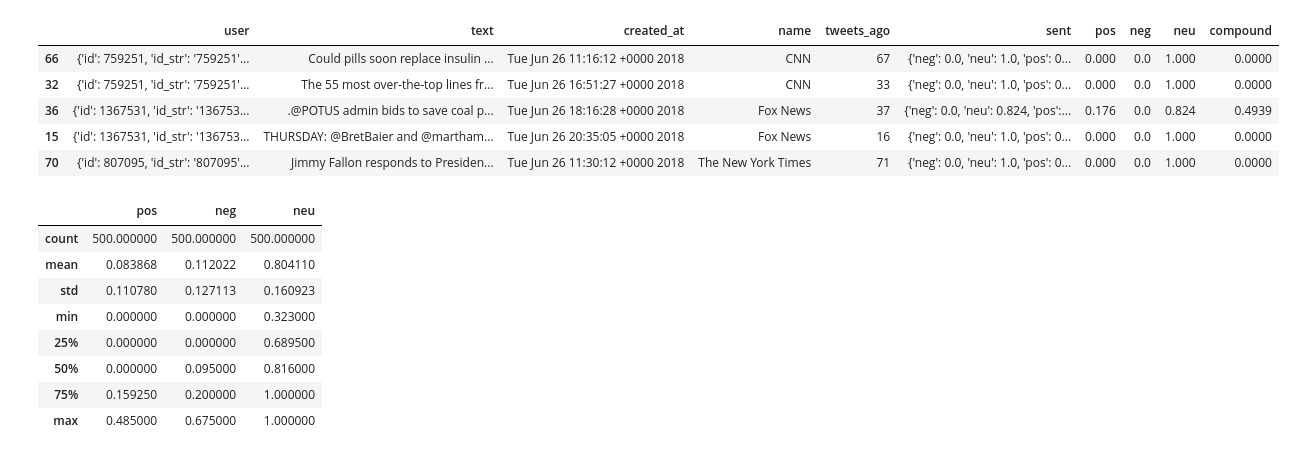
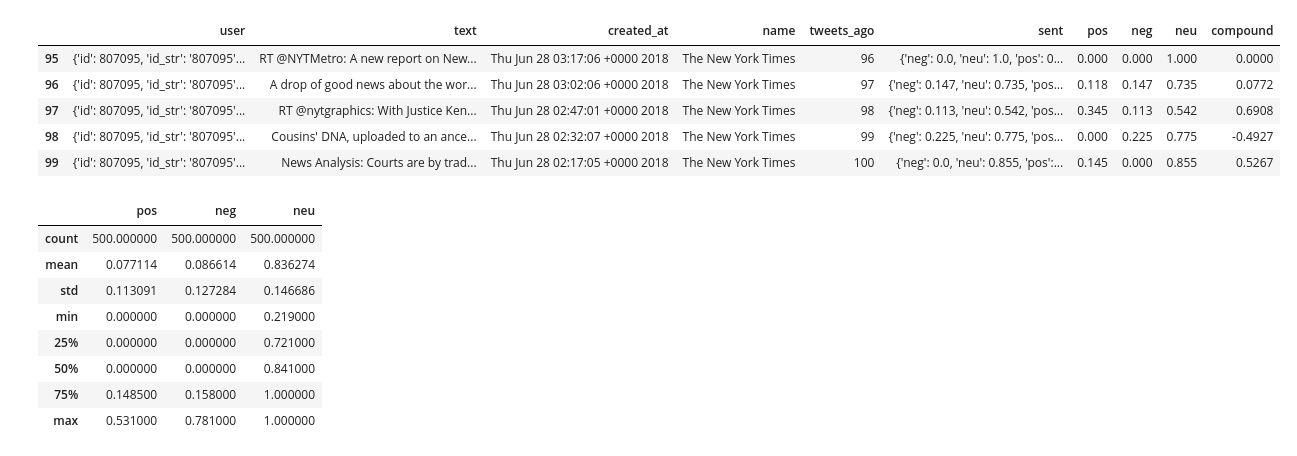
Before and after one commit to jenshurley/hw7, a Jupyter notebook: py_news_mood_final.ipynb, the cells around one changed output. Saved outputs shown, nothing was run; the diff lists cells and outputs as text; code cells hidden in the pictures.

```diff
--- a/py_news_mood_final.ipynb
+++ b/py_news_mood_final.ipynb
@@ -67,3 +45,5 @@ Length: 100, dtype: int64
+# %%
+tw_ago = [int(x) for x in tw_ago]
 # %%
 len(tw_ago)
 # %% [output]
@@ -71,3 +51,5 @@ len(tw_ago)
+# %%
+tw_ago = pd.Series(tw_ago)
 # %%
-bbcdf['tweets_ago'] = tweets_ago.values
+df['tweets_ago'] = tw_ago.values
 # %%
@@ -125,9 +71,9 @@ analyzer = SentimentIntensityAnalyzer()
 def get_sentiment(some_text):
     return analyzer.polarity_scores(some_text)
 # %%
-shuffled['sent'] = shuffled.text.map(get_sentiment)
+df['sent'] = df.text.map(get_sentiment)
 
-shuffled['pos']= shuffled.sent.map(lambda x :x.get('pos'))
-shuffled['neg']= shuffled.sent.map(lambda x :x.get('neg'))
-shuffled['neu']= shuffled.sent.map(lambda x :x.get('neu'))
-shuffled['compound']= shuffled.sent.map(lambda x :x.get('compound'))
+df['pos']= df.sent.map(lambda x :x.get('pos'))
+df['neg']= df.sent.map(lambda x :x.get('neg'))
+df['neu']= df.sent.map(lambda x :x.get('neu'))
+df['compound']= df.sent.map(lambda x :x.get('compound'))
@@ -152,22 +80,22 @@ See the caveats in the documentation: http://pandas.pydata.org/pandas-docs/stabl
 # %%
-shuffled.tail()
+df.tail()
 # %% [output]
 |  | user | text | created_at | name | tweets_ago | sent | pos | neg | neu | compound |
-| 66 | {'id': 759251, 'id_str': '759251'... | Could pills soon replace insulin ... | Tue Jun 26 11:16:12 +0000 2018 | CNN | 67 | {'neg': 0.0, 'neu': 1.0, 'pos': 0... | 0.000 | 0.0 | 1.000 | 0.0000 |
-| 32 | {'id': 759251, 'id_str': '759251'... | The 55 most over-the-top lines fr... | Tue Jun 26 16:51:27 +0000 2018 | CNN | 33 | {'neg': 0.0, 'neu': 1.0, 'pos': 0... | 0.000 | 0.0 | 1.000 | 0.0000 |
-| 36 | {'id': 1367531, 'id_str': '136753... | .@POTUS admin bids to save coal p... | Tue Jun 26 18:16:28 +0000 2018 | Fox News | 37 | {'neg': 0.0, 'neu': 0.824, 'pos':... | 0.176 | 0.0 | 0.824 | 0.4939 |
-| 15 | {'id': 1367531, 'id_str': '136753... | THURSDAY: @BretBaier and @martham... | Tue Jun 26 20:35:05 +0000 2018 | Fox News | 16 | {'neg': 0.0, 'neu': 1.0, 'pos': 0... | 0.000 | 0.0 | 1.000 | 0.0000 |
-| 70 | {'id': 807095, 'id_str': '807095'... | Jimmy Fallon responds to Presiden... | Tue Jun 26 11:30:12 +0000 2018 | The New York Times | 71 | {'neg': 0.0, 'neu': 1.0, 'pos': 0... | 0.000 | 0.0 | 1.000 | 0.0000 |
+| 95 | {'id': 807095, 'id_str': '807095'... | RT @NYTMetro: A new report on New... | Thu Jun 28 03:17:06 +0000 2018 | The New York Times | 96 | {'neg': 0.0, 'neu': 1.0, 'pos': 0... | 0.000 | 0.000 | 1.000 | 0.0000 |
+| 96 | {'id': 807095, 'id_str': '807095'... | A drop of good news about the wor... | Thu Jun 28 03:02:06 +0000 2018 | The New York Times | 97 | {'neg': 0.147, 'neu': 0.735, 'pos... | 0.118 | 0.147 | 0.735 | 0.0772 |
+| 97 | {'id': 807095, 'id_str': '807095'... | RT @nytgraphics: With Justice Ken... | Thu Jun 28 02:47:01 +0000 2018 | The New York Times | 98 | {'neg': 0.113, 'neu': 0.542, 'pos... | 0.345 | 0.113 | 0.542 | 0.6908 |
+| 98 | {'id': 807095, 'id_str': '807095'... | Cousins' DNA, uploaded to an ance... | Thu Jun 28 02:32:07 +0000 2018 | The New York Times | 99 | {'neg': 0.225, 'neu': 0.775, 'pos... | 0.000 | 0.225 | 0.775 | -0.4927 |
+| 99 | {'id': 807095, 'id_str': '807095'... | News Analysis: Courts are by trad... | Thu Jun 28 02:17:05 +0000 2018 | The New York Times | 100 | {'neg': 0.0, 'neu': 0.855, 'pos':... | 0.145 | 0.000 | 0.855 | 0.5267 |
 # %%
-shuffled[['pos', 'neg', 'neu']].describe()
+df[['pos', 'neg', 'neu']].describe()
 # %% [output]
 |  | pos | neg | neu |
 | count | 500.000000 | 500.000000 | 500.000000 |
-| mean | 0.083868 | 0.112022 | 0.804110 |
-| std | 0.110780 | 0.127113 | 0.160923 |
-| min | 0.000000 | 0.000000 | 0.323000 |
-| 25% | 0.000000 | 0.000000 | 0.689500 |
-| 50% | 0.000000 | 0.095000 | 0.816000 |
-| 75% | 0.159250 | 0.200000 | 1.000000 |
-| max | 0.485000 | 0.675000 | 1.000000 |
+| mean | 0.077114 | 0.086614 | 0.836274 |
+| std | 0.113091 | 0.127284 | 0.146686 |
+| min | 0.000000 | 0.000000 | 0.219000 |
+| 25% | 0.000000 | 0.000000 | 0.721000 |
+| 50% | 0.000000 | 0.000000 | 0.841000 |
+| 75% | 0.148500 | 0.158000 | 1.000000 |
+| max | 0.531000 | 0.781000 | 1.000000 |
 # %%
```
Also changed, not shown: parts of 24 cells of this notebook.
